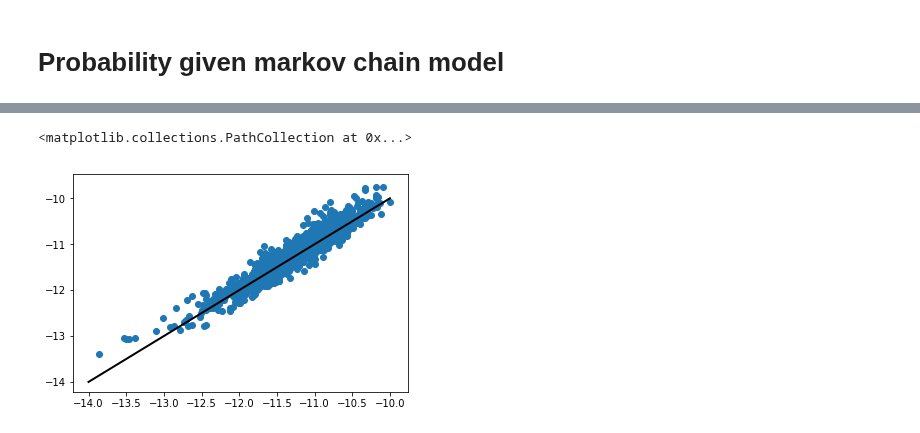
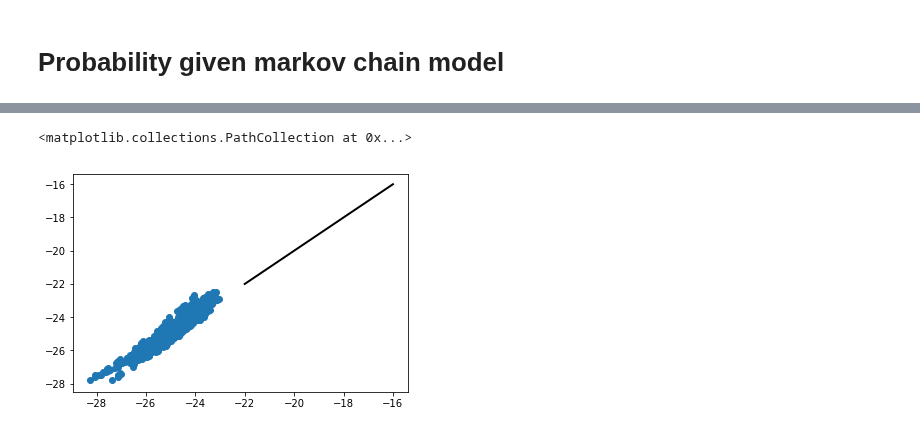
Before and after one commit to andim/peptidome, a Jupyter notebook: code/analysis.ipynb, the cells around one changed output, grey strips where cells are left out. Drawn from its saved outputs; the diff is of its cells as text; code cells hidden in the pictures.

```diff
--- a/code/analysis.ipynb
+++ b/code/analysis.ipynb
@@ -21,10 +26,9 @@ tuberculosis = '/home/amayer/data/proteomes/uniprot-mycobacteriumtuberculosis-UP
 # Protein length distribution
 # %%
 lens = []
-nhuman = 0
-for h, seq in fasta_iter(human):
-    nhuman += 1
+for h, seq in fasta_iter(mouse):
     lens.append(len(seq))
+nhuman = len(lens)
 plt.hist(lens, bins=np.logspace(0, 4));
 nhuman
 # %% [output]
@@ -35,5 +43,5 @@ nhuman
 # %%
-counters = [count_kmers_proteome(human, k) for k in range(1, 6)]
+counters = [count_kmers_proteome(mouse, k) for k in range(1, 6)]
 # %%
 totalpeptides = np.sum(list(counters[0].values()))
 print('%e, %e'%(totalpeptides, 20**6))
@@ -385,8 +444,8 @@ plt.xlim(0, 50);
 # %%
-k = 9
+k = 20
 #epi = list(dfepitope[dfepitope['length']==k]['Description'])
 epi = list(dfepitope['Description'])
 pepitope = np.array([loglikelihood_independent(seq[i:i+k], humanaaprobdict, k) for seq in epi for i in range(len(seq)-k+1) ])
 pepitope = pepitope[~np.isnan(pepitope)]
 phuman = np.array([loglikelihood_independent(seq[i:i+k], humanaaprobdict, k) for h, seq in fasta_iter(human) for i in range(len(seq)-k+1) ])
-ppathogen = np.array([loglikelihood_independent(seq[i:i+k], humanaaprobdict, k) for h, seq in fasta_iter(denv) for i in range(len(seq)-k+1) ])
+ppathogen = np.array([loglikelihood_independent(seq[i:i+k], humanaaprobdict, k) for h, seq in fasta_iter(pseudoburk) for i in range(len(seq)-k+1) ])
@@ -411,10 +462,9 @@ np.mean(phuman), np.mean(ppathogen), np.mean(pepitope)
 # Probability given markov chain model
 # %%
 df1 = counter_to_df(counters[1], norm=False)
-df1['aa1'] = [s[0] for s in df1['seq']]
-df1['aa2'] = [s[1] for s in df1['seq']]
+strcolumn_to_charcolumns(df1, 'seq')
 count = df1.pivot(columns='aa1', index='aa2')['count']
 count /= np.sum(count, axis=0)
-count[count.isna()] = 0.0
+count[count.isna()] = 1e-10
 humandoubletprobdict = np.log10(count).to_dict()
 # %%
@@ -439,7 +481,7 @@ plt.plot(bins[1:], cepitope/len(pepitope))
 # %%
-x = np.linspace(-14, -10)
+x = np.linspace(-22, -16)
 plt.plot(x, x, 'k', lw=2)
 plt.scatter(phuman[:1000], phuman_mc[:1000])
 # %% [output]
 <matplotlib.collections.PathCollection at 0x...>
-[figure, old version]
+[figure, new version]
```
Also changed, not shown: parts of 57 cells of this notebook, 5 other files.
